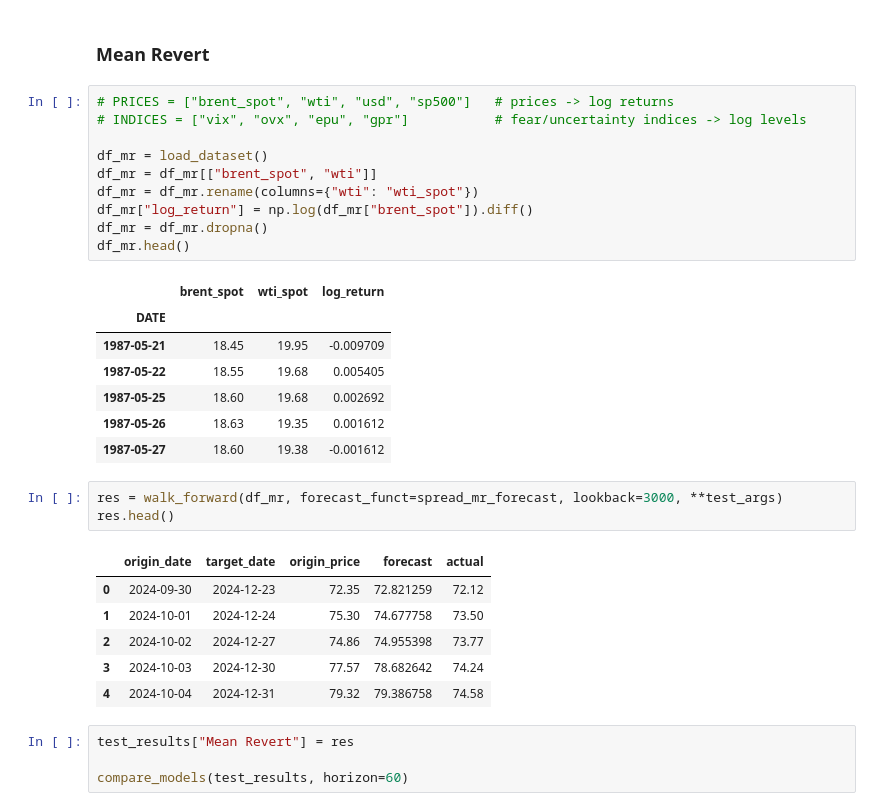
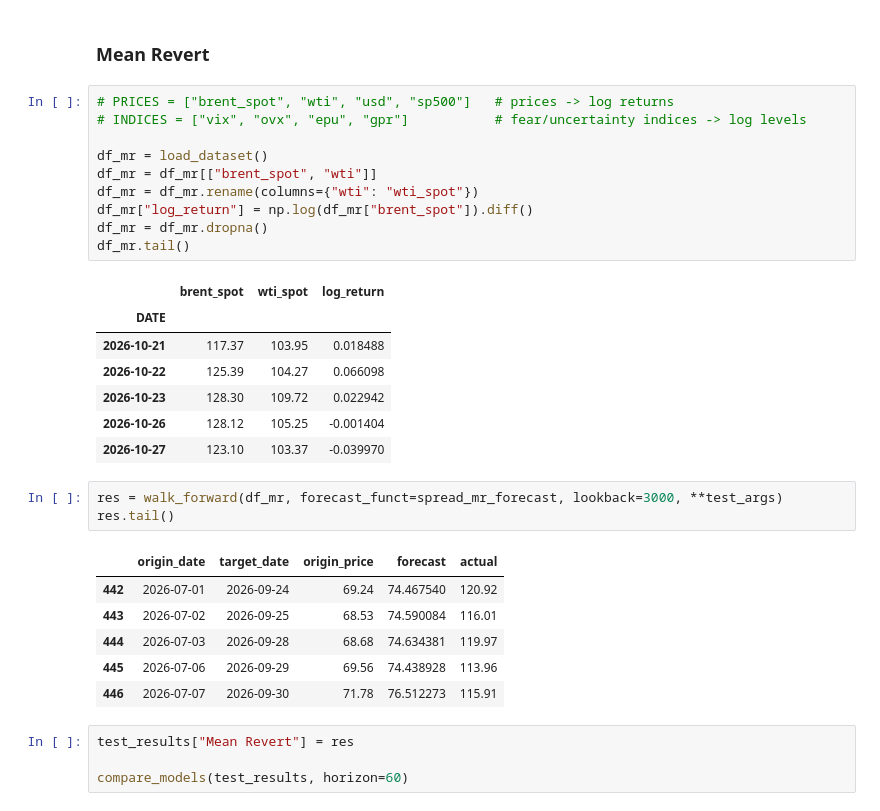
Before and after one commit to airrehn/Sample-Taxed, a Jupyter notebook: notebooks/hcy_forecast60.ipynb, the cells around one changed output. Cells and saved outputs as stored; diff of their text form.

```diff
--- a/notebooks/hcy_forecast60.ipynb
+++ b/notebooks/hcy_forecast60.ipynb
@@ -52,25 +52,25 @@ df_mr = df_mr[["brent_spot", "wti"]]
 df_mr = df_mr.rename(columns={"wti": "wti_spot"})
 df_mr["log_return"] = np.log(df_mr["brent_spot"]).diff()
 df_mr = df_mr.dropna()
-df_mr.head()
+df_mr.tail()
 # %% [output]
 |  | brent_spot | wti_spot | log_return |
 | DATE |  |  |  |
-| 1987-05-21 | 18.45 | 19.95 | -0.009709 |
-| 1987-05-22 | 18.55 | 19.68 | 0.005405 |
-| 1987-05-25 | 18.60 | 19.68 | 0.002692 |
-| 1987-05-26 | 18.63 | 19.35 | 0.001612 |
-| 1987-05-27 | 18.60 | 19.38 | -0.001612 |
+| 2026-10-21 | 117.37 | 103.95 | 0.018488 |
+| 2026-10-22 | 125.39 | 104.27 | 0.066098 |
+| 2026-10-23 | 128.30 | 109.72 | 0.022942 |
+| 2026-10-26 | 128.12 | 105.25 | -0.001404 |
+| 2026-10-27 | 123.10 | 103.37 | -0.039970 |
 # %%
 res = walk_forward(df_mr, forecast_funct=spread_mr_forecast, lookback=3000, **test_args)
-res.head()
+res.tail()
 # %% [output]
 |  | origin_date | target_date | origin_price | forecast | actual |
-| 0 | 2024-09-30 | 2024-12-23 | 72.35 | 72.821259 | 72.12 |
-| 1 | 2024-10-01 | 2024-12-24 | 75.30 | 74.677758 | 73.50 |
-| 2 | 2024-10-02 | 2024-12-27 | 74.86 | 74.955398 | 73.77 |
-| 3 | 2024-10-03 | 2024-12-30 | 77.57 | 78.682642 | 74.24 |
-| 4 | 2024-10-04 | 2024-12-31 | 79.32 | 79.386758 | 74.58 |
+| 442 | 2026-07-01 | 2026-09-24 | 69.24 | 74.467540 | 120.92 |
+| 443 | 2026-07-02 | 2026-09-25 | 68.53 | 74.590084 | 116.01 |
+| 444 | 2026-07-03 | 2026-09-28 | 68.68 | 74.634381 | 119.97 |
+| 445 | 2026-07-06 | 2026-09-29 | 69.56 | 74.438928 | 113.96 |
+| 446 | 2026-07-07 | 2026-09-30 | 71.78 | 76.512273 | 115.91 |
 # %%
 test_results["Mean Revert"] = res
 
```
Also changed, not shown: parts of 15 cells of this notebook, 1 other file.
